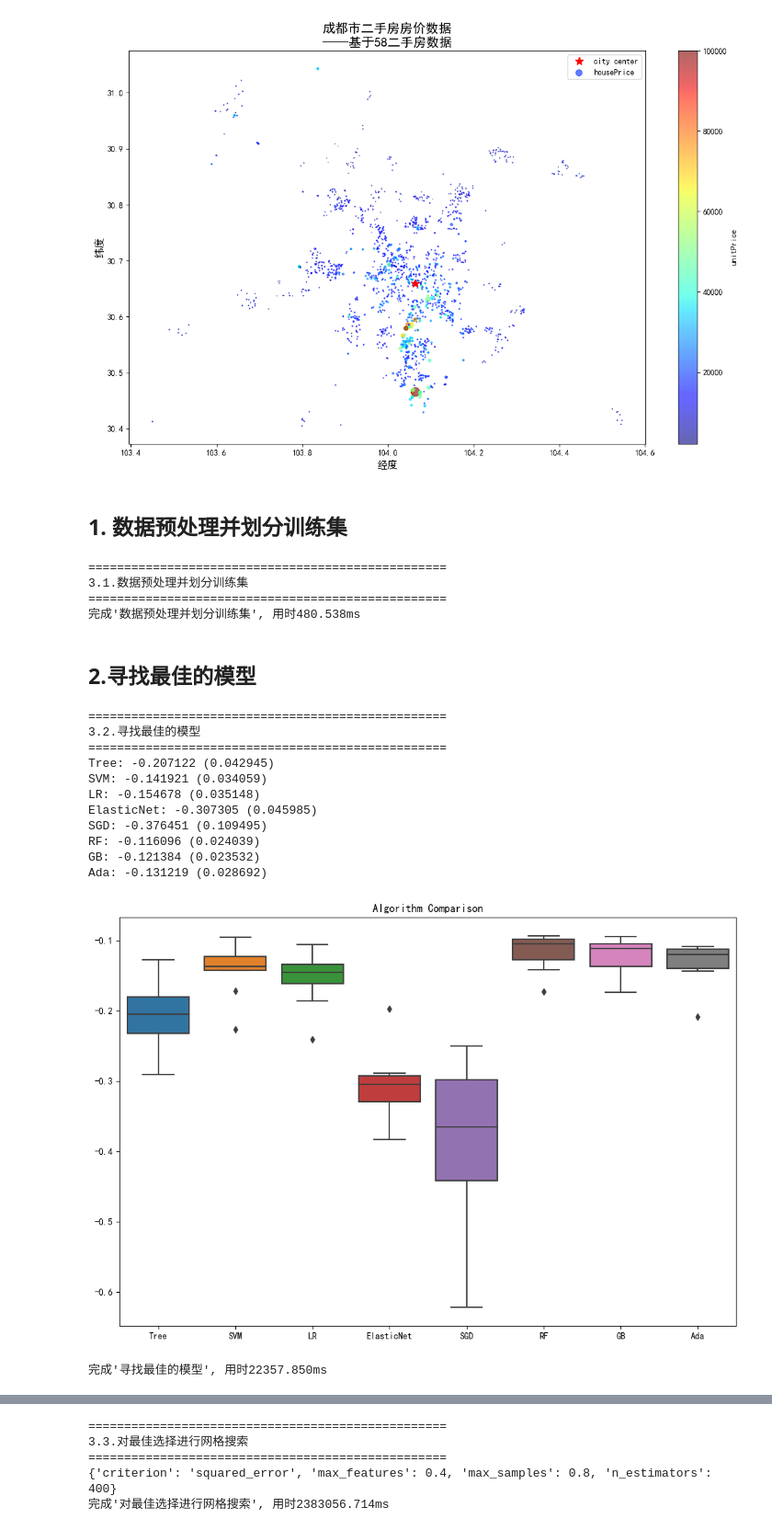
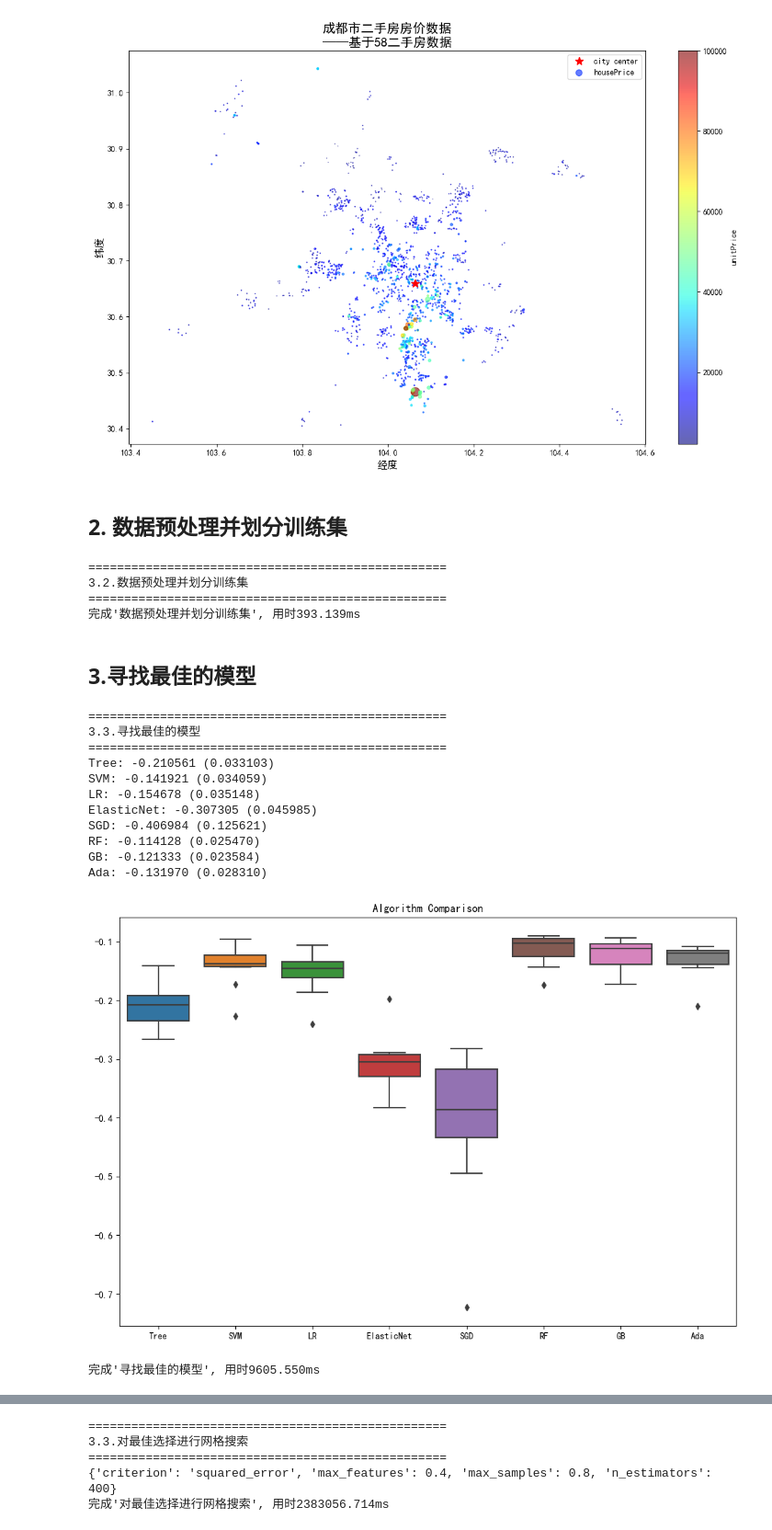
Before and after one commit to FantasySilence/DataAnalysisFinal, a Jupyter notebook: main_mymodule.ipynb, the cells around one changed output, grey strips where cells are left out. Shown: that part at 92% size. Drawn from its saved outputs; the diff is of its cells as text; code cells hidden in the pictures.

```diff
--- a/main_mymodule.ipynb
+++ b/main_mymodule.ipynb
@@ -74,18 +74,18 @@ DrawGeoDistribution("CD").draw(is_show_alone=True, is_show=True)
 # %% [output]
 [figure]
 # %% [markdown]
-## 1. 数据预处理并划分训练集
+## 2. 数据预处理并划分训练集
 # %%
 print("=" * 50)
-print("3.1.数据预处理并划分训练集")
+print("3.2.数据预处理并划分训练集")
 print("=" * 50)
 start_time = time.time()
-pipe = Pipeline([
+pipe_CD = Pipeline([
     ('prep', PipeLineFor58HousingData(city_name="CD")),
     ('split', TargetVaribleSplit(target="unitPrice")),
 ])
 X_train, X_test, y_train, y_test = train_test_split(
-    *pipe.fit_transform(row_data), test_size=0.3, random_state=42
+    *pipe_CD.fit_transform(row_data), test_size=0.3, random_state=42
 )
 end_time = time.time()
 print(
@@ -94,14 +94,14 @@ print(
 )
 # %% [output]
 ==================================================
-3.1.数据预处理并划分训练集
+3.2.数据预处理并划分训练集
 ==================================================
-完成'数据预处理并划分训练集', 用时480.538ms
+完成'数据预处理并划分训练集', 用时393.139ms
 # %% [markdown]
-## 2.寻找最佳的模型
+## 3.寻找最佳的模型
 # %%
 print("=" * 50)
-print("3.2.寻找最佳的模型")
+print("3.3.寻找最佳的模型")
 print("=" * 50)
 models = []
 models.append(("Tree", DecisionTreeRegressor()))
@@ -114,39 +114,42 @@ models.append(("SGD", SGDRegressor()))
 models.append(("RF", RandomForestRegressor()))
 # Boost
 models.append(("GB", GradientBoostingRegressor()))
 models.append(("Ada", AdaBoostRegressor()))
 
 results = []
 names = []
 for name, model in models:
     kfold = KFold(n_splits=10, random_state=42, shuffle=True)
-    cv_results = cross_val_score(model, X_train, y_train, cv=kfold, scoring="neg_mean_squared_error")
+    cv_results = cross_val_score(
+        model, X_train, y_train, cv=kfold,
+        scoring="neg_mean_squared_error", n_jobs=-1
+    )
     results.append(cv_results)
     names.append(name)
     msg = "%s: %f (%f)" % (name, cv_results.mean(), cv_results.std())
     print(msg)
 
 fig, ax = plt.subplots(1, 1, figsize=(12, 8), dpi=100)
 sns.boxplot(results, ax=ax)
 ax.set_title('Algorithm Comparison')
 ax.set_xticklabels(names)
 plt.show()
 end_time = time.time()
 print(
     "完成'寻找最佳的模型', 用时%.3fms" %
     ((end_time - start_time) * 1000), end="\n\n"
 )
 # %% [output]
 ==================================================
-3.2.寻找最佳的模型
+3.3.寻找最佳的模型
 ==================================================
-Tree: -0.207122 (0.042945)
+Tree: -0.210561 (0.033103)
 SVM: -0.141921 (0.034059)
 LR: -0.154678 (0.035148)
 ElasticNet: -0.307305 (0.045985)
-SGD: -0.376451 (0.109495)
-RF: -0.116096 (0.024039)
-GB: -0.121384 (0.023532)
-Ada: -0.131219 (0.028692)
+SGD: -0.406984 (0.125621)
+RF: -0.114128 (0.025470)
+GB: -0.121333 (0.023584)
+Ada: -0.131970 (0.028310)
-[figure, old version]
+[figure, new version]
-完成'寻找最佳的模型', 用时22357.850ms
+完成'寻找最佳的模型', 用时9605.550ms
```
Also changed, not shown: parts of 22 cells of this notebook, 1 other file.
